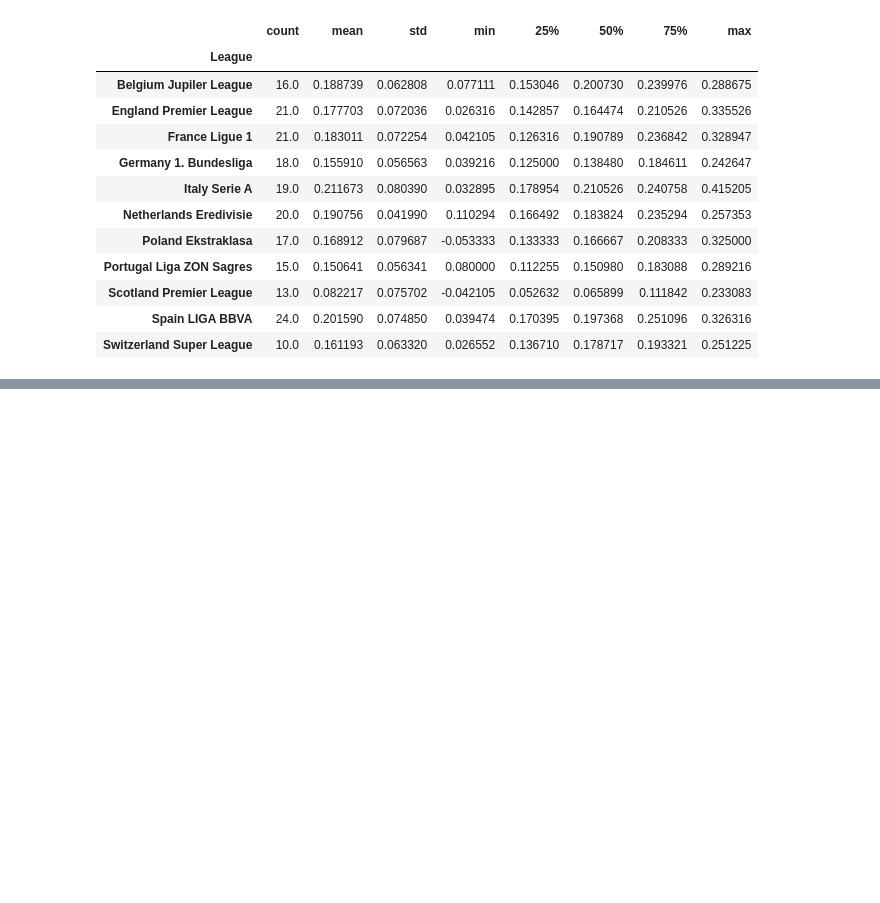
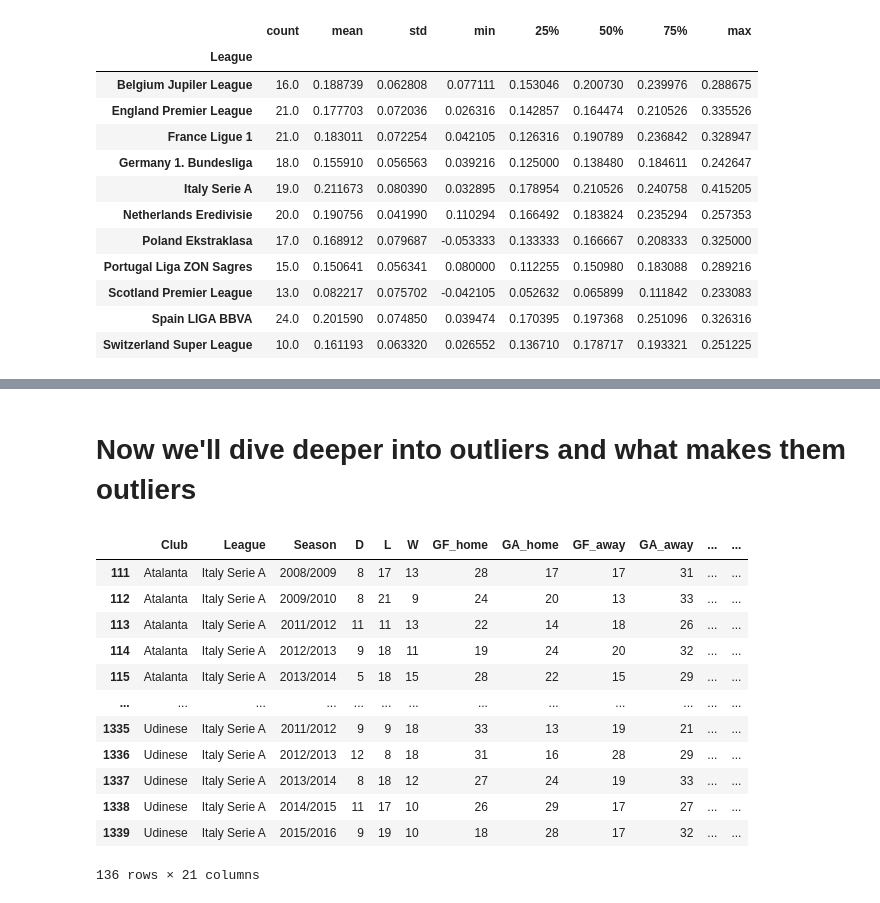
Before and after one commit to pigeononcrack/football-data-analysis, a Jupyter notebook: home_advantage_analysis_draft.ipynb, the cells around one changed output, grey strips where cells are left out. Drawn from its saved outputs; the diff is of its cells as text; code cells hidden in the pictures; blank space fills up the shorter version.

```diff
--- a/home_advantage_analysis_draft.ipynb
+++ b/home_advantage_analysis_draft.ipynb
@@ -378,0 +426,2 @@ league_home_advantage.groupby("League")["home_advantage"].describe()
+# %% [markdown]
+# Now we'll dive deeper into outliers and what makes them outliers
@@ -378,0 +430,18 @@ league_home_advantage.groupby("League")["home_advantage"].describe()
+# %%
+italian_league_stats  = team_stats_filtered[team_stats_filtered["League"] == "Italy Serie A"]
+# %%
+italian_league_stats
+# %% [output]
+|  | Club | League | Season | D | L | W | GF_home | GA_home | GF_away | GA_away | ... | ... |
+| 111 | Atalanta | Italy Serie A | 2008/2009 | 8 | 17 | 13 | 28 | 17 | 17 | 31 | ... | ... |
+| 112 | Atalanta | Italy Serie A | 2009/2010 | 8 | 21 | 9 | 24 | 20 | 13 | 33 | ... | ... |
+| 113 | Atalanta | Italy Serie A | 2011/2012 | 11 | 11 | 13 | 22 | 14 | 18 | 26 | ... | ... |
+| 114 | Atalanta | Italy Serie A | 2012/2013 | 9 | 18 | 11 | 19 | 24 | 20 | 32 | ... | ... |
+| 115 | Atalanta | Italy Serie A | 2013/2014 | 5 | 18 | 15 | 28 | 22 | 15 | 29 | ... | ... |
+| ... | ... | ... | ... | ... | ... | ... | ... | ... | ... | ... | ... | ... |
+| 1335 | Udinese | Italy Serie A | 2011/2012 | 9 | 9 | 18 | 33 | 13 | 19 | 21 | ... | ... |
+| 1336 | Udinese | Italy Serie A | 2012/2013 | 12 | 8 | 18 | 31 | 16 | 28 | 29 | ... | ... |
+| 1337 | Udinese | Italy Serie A | 2013/2014 | 8 | 18 | 12 | 27 | 24 | 19 | 33 | ... | ... |
+| 1338 | Udinese | Italy Serie A | 2014/2015 | 11 | 17 | 10 | 26 | 29 | 17 | 27 | ... | ... |
+| 1339 | Udinese | Italy Serie A | 2015/2016 | 9 | 19 | 10 | 18 | 28 | 17 | 32 | ... | ... |
+136 rows × 21 columns
```
Also changed, not shown: parts of 13 cells of this notebook.
